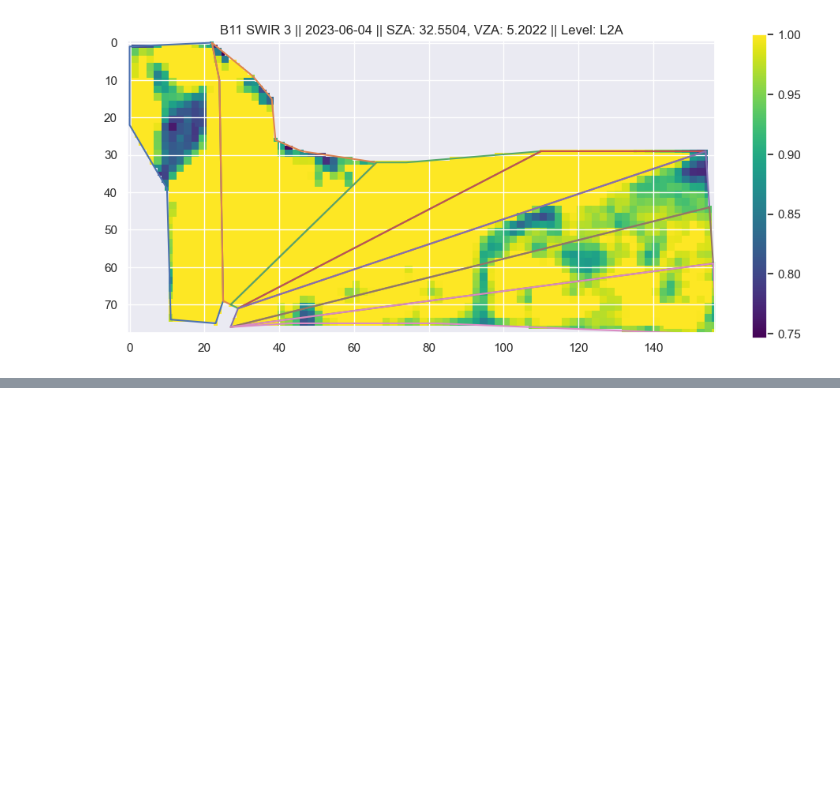
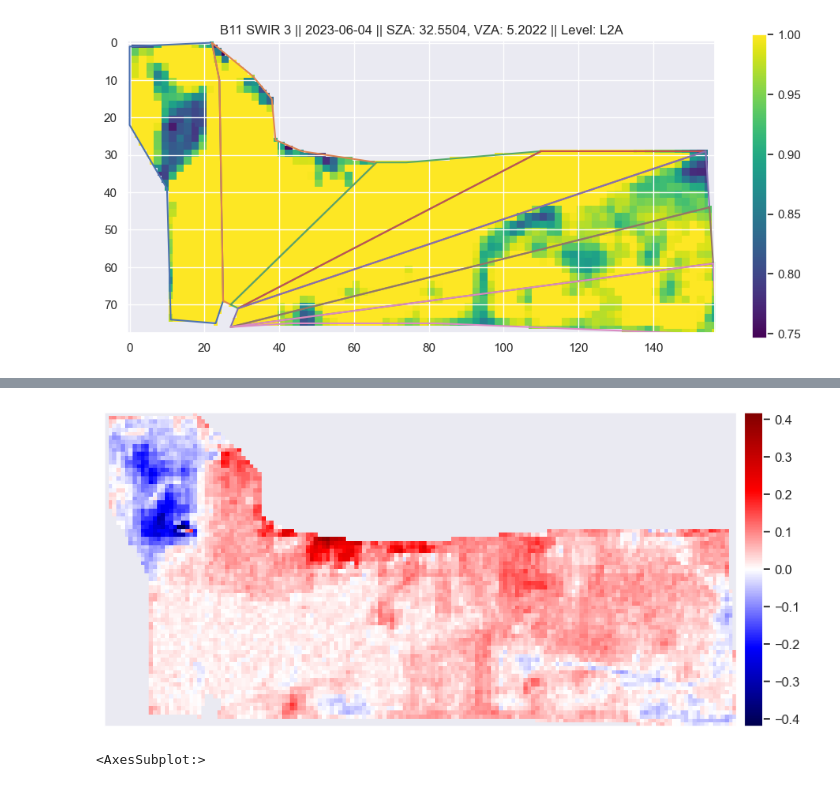
Before and after one commit to Yerlan999/CowsGPSTracker-KazATU, a Jupyter notebook: new_modules/SentinelHub Based Analysis (Sentinel 2 - L1C) (2023).ipynb, the cells around one changed output, grey strips where cells are left out. Saved outputs shown, nothing was run; the diff lists cells and outputs as text; code cells hidden in the pictures; blank space fills up the shorter version.

```diff
--- a/new_modules/SentinelHub Based Analysis (Sentinel 2 - L1C) (2023).ipynb
+++ b/new_modules/SentinelHub Based Analysis (Sentinel 2 - L1C) (2023).ipynb
@@ -765,0 +960,6 @@ for date_chosen in ["2023-06-06", "2023-06-09", "2023-06-11"]:
+# %%
+days_diff = indices_dict["2023-05-20"] - indices_dict["2023-05-17"]
+ep.plot_bands(days_diff, cmap="seismic", vmin=-np.max(np.abs(days_diff)), vmax=np.max(np.abs(days_diff)), figsize=(10, 14))
+# %% [output]
+[figure, added]
+<AxesSubplot:>
```
Also changed, not shown: parts of 17 cells of this notebook, 1 other file.
